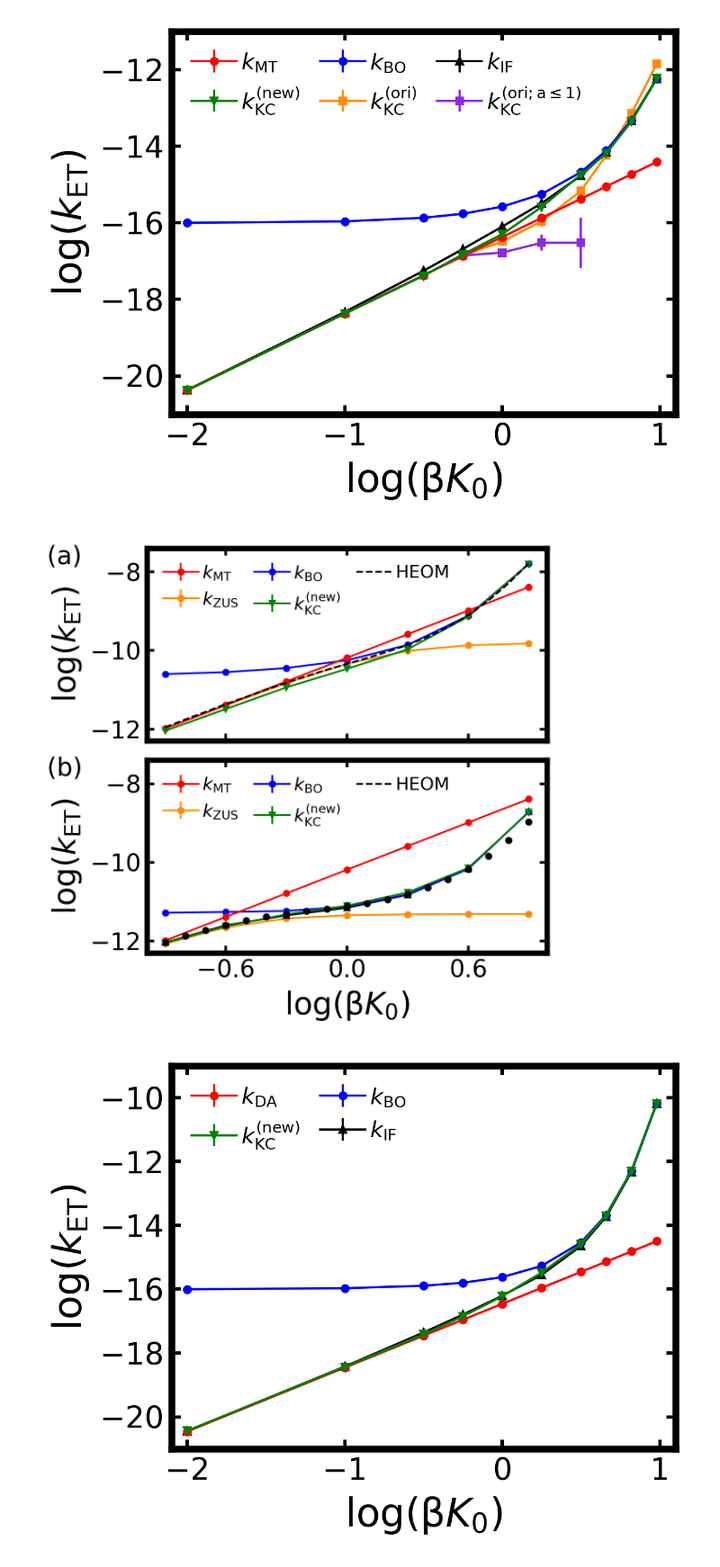
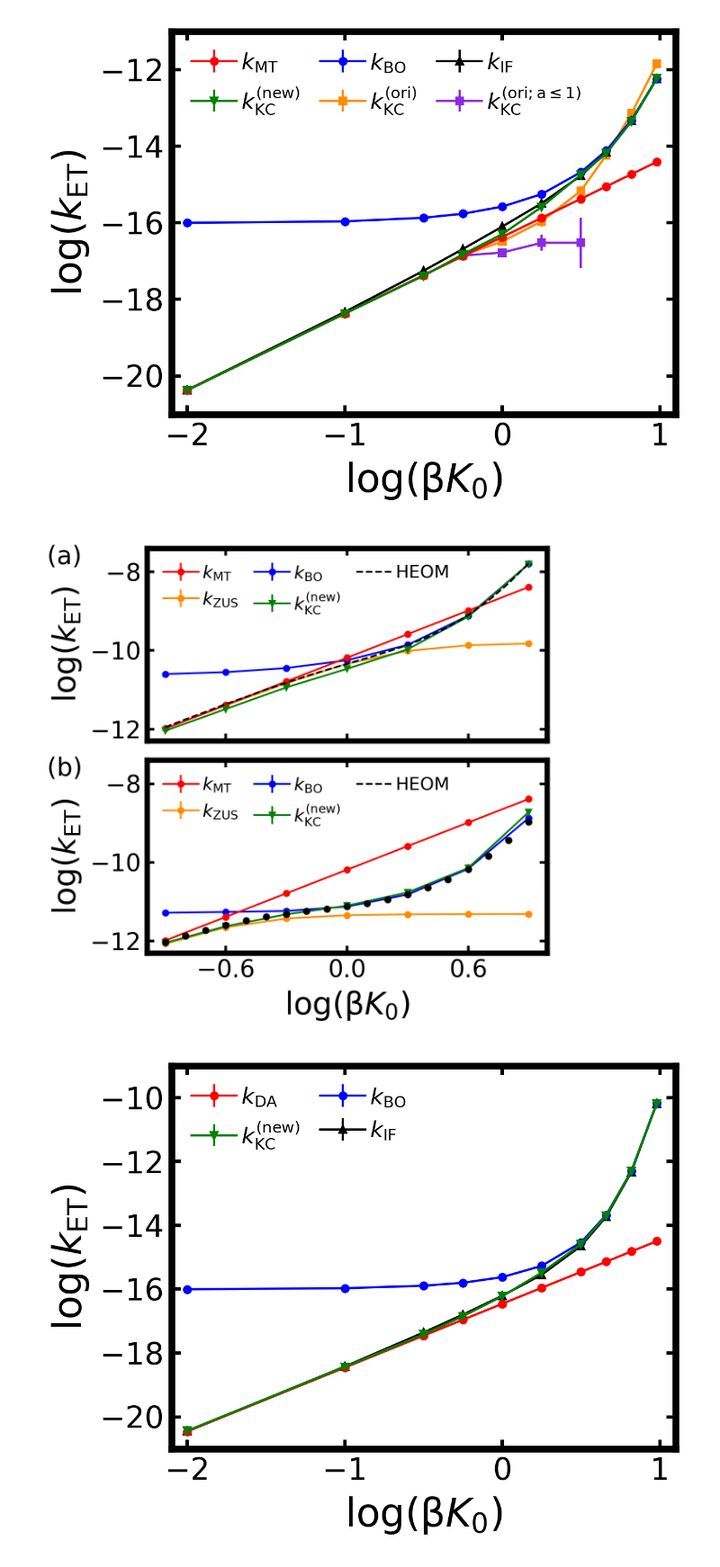
Before and after one commit to suarez-va/kcrpmd_calculations_2025, a Jupyter notebook: kcrpmd_figures/Figures.ipynb, the cells around one changed output. Shown at 90% size. Cells and saved outputs as stored; diff of their text form; code cells hidden in the pictures.

```diff
--- a/kcrpmd_figures/Figures.ipynb
+++ b/kcrpmd_figures/Figures.ipynb
@@ -570,35 +570,35 @@ ax1.errorbar(logKg1_arr, np.log10(kBOg1_arr), kBOg1_se_arr / (kBOg1_arr * np.log
 #ax1.plot(logbDg1, logbkg1 - np.log10(beta), 'ko', ms=3, label=r'HEOM', zorder=1)
 ax1.plot(logbD, logbkg1 - np.log10(beta), '--', linewidth=1, color='k', label=r'HEOM', zorder=7)
 handles, labels = ax1.get_legend_handles_labels()
 order = [1, 2, 4, 3, 0]
 ax1.legend([handles[i] for i in order], [labels[i] for i in order], ncol=3, fontsize=10, loc='upper left', handletextpad=0.2, columnspacing=0.9)
 #ax1.legend(ncol=3, fontsize=10, loc='upper left', handletextpad=0.2,  columnspacing=0.9)
 
 
 ax2.text(-0.25, 0.92, "(b)", transform=ax2.transAxes, fontsize=14)
 ax2.set_xlabel(r"log(β$K_0$)", fontsize = 17.5)
 ax2.set_xlim(-0.99,0.99)
 ax2.set_xticks([-0.6, 0.0, 0.6])
 ax2.set_ylabel(r"log($k_{\mathrm{ET}}$)", fontsize = 17.5)
 ax2.set_ylim(-12.3,-7.4)
 ax2.set_yticks([-12, -10, -8])
 ax2.errorbar(logKg32_arr, np.log10(kGRg32_arr), kGRg32_arr*0, fmt='o-', markersize=3, linewidth=1, color='r', label=r'$k_\mathrm{MT}$', zorder=5)
 ax2.errorbar(logKg32_arr, np.log10(kZUSg32_arr), kZUSg32_arr*0, fmt='o-', markersize=3, linewidth=1, color='darkorange', label=r'$k_\mathrm{ZUS}$', zorder=2)
 ax2.errorbar(logKg32_arr, np.log10(knewg32_arr), knewg32_se_arr / (knewg32_arr * np.log(10)), fmt='v-', markersize=3, linewidth=1, color='g', label=r'$k_\mathrm{KC}^\mathrm{(new)}$', zorder=6)
 ax2.errorbar(logKg32_arr, np.log10(kBOg32_arr), kBOg32_se_arr / (kBOg32_arr * np.log(10)), fmt='o-', markersize=3, linewidth=1, color='b', label=r'$k_\mathrm{BO}$', zorder=4)
-ax2.errorbar(logKg32_arr, np.log10(kIFg32_arr), kIFg32_se_arr / (kIFg32_arr * np.log(10)), fmt='^-', markersize=3, linewidth=1, color='k', label=r'$k_\mathrm{IF}$', zorder=3)
+#ax2.errorbar(logKg32_arr, np.log10(kIFg32_arr), kIFg32_se_arr / (kIFg32_arr * np.log(10)), fmt='^-', markersize=3, linewidth=1, color='k', label=r'$k_\mathrm{IF}$', zorder=3)
 ax2.plot(logbD, logbkg32 - np.log10(beta), 'ko', ms=3, label=r'HEOM', zorder=7)
 #ax2.plot(logbD, logbkg32 - np.log10(beta), '--', linewidth=1, color='k', label=r'HEOM', zorder=7)
 handles, labels = ax1.get_legend_handles_labels()
 order = [1, 2, 4, 3, 0]
 ax2.legend([handles[i] for i in order], [labels[i] for i in order], ncol=3, fontsize=10, loc='upper left', handletextpad=0.2, columnspacing=0.9)
 #ax2.legend(ncol=3, fontsize=10, loc='upper left', handletextpad=0.2, columnspacing=0.9)
 
 plt.subplots_adjust(hspace=0.1, left=0.20, right=0.98, top=0.98, bottom=0.19)
 plt.savefig('fig5.png')
 plt.show()
 # %% [output]
-[figure, old version]
+[figure, new version]
 # %%
 ########################
 ####### FIGURE 6 #######
```
Also changed, not shown: parts of 1 cell of this notebook, 2 other files.
